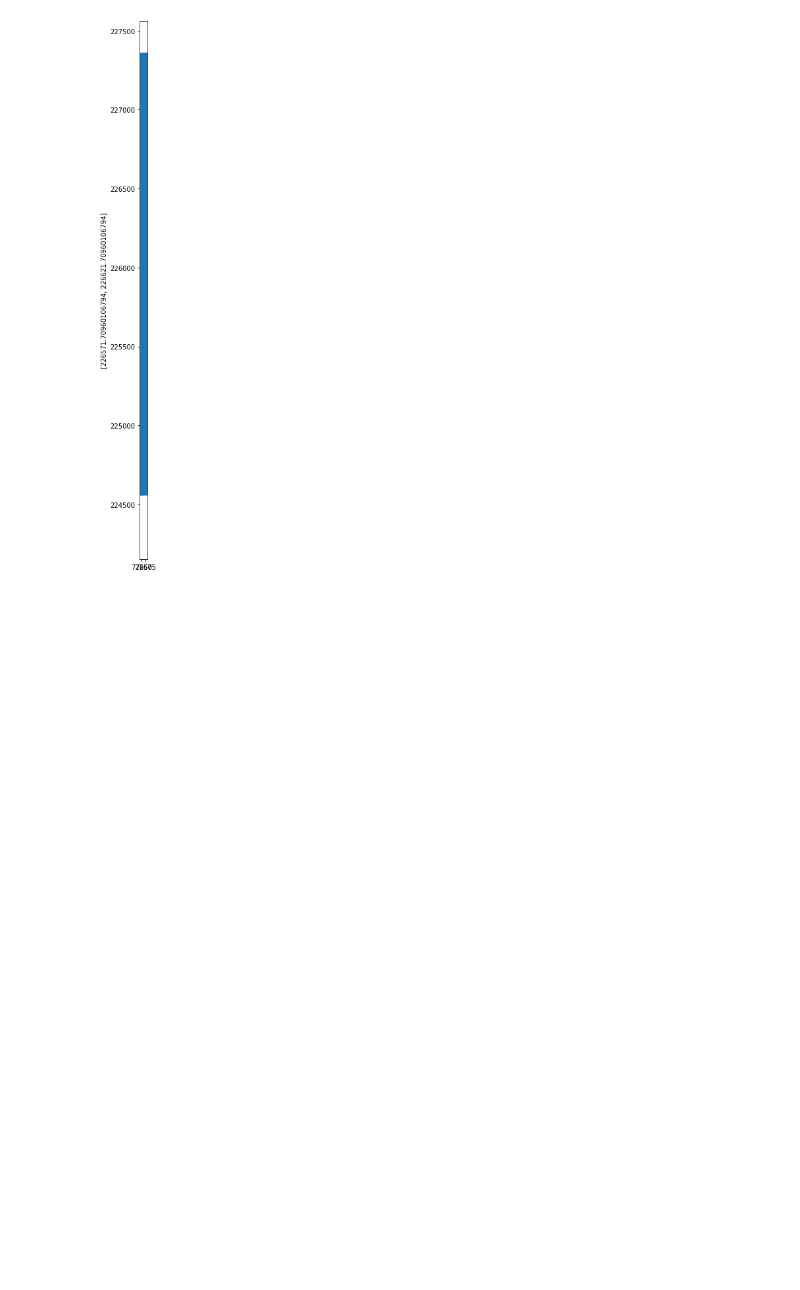
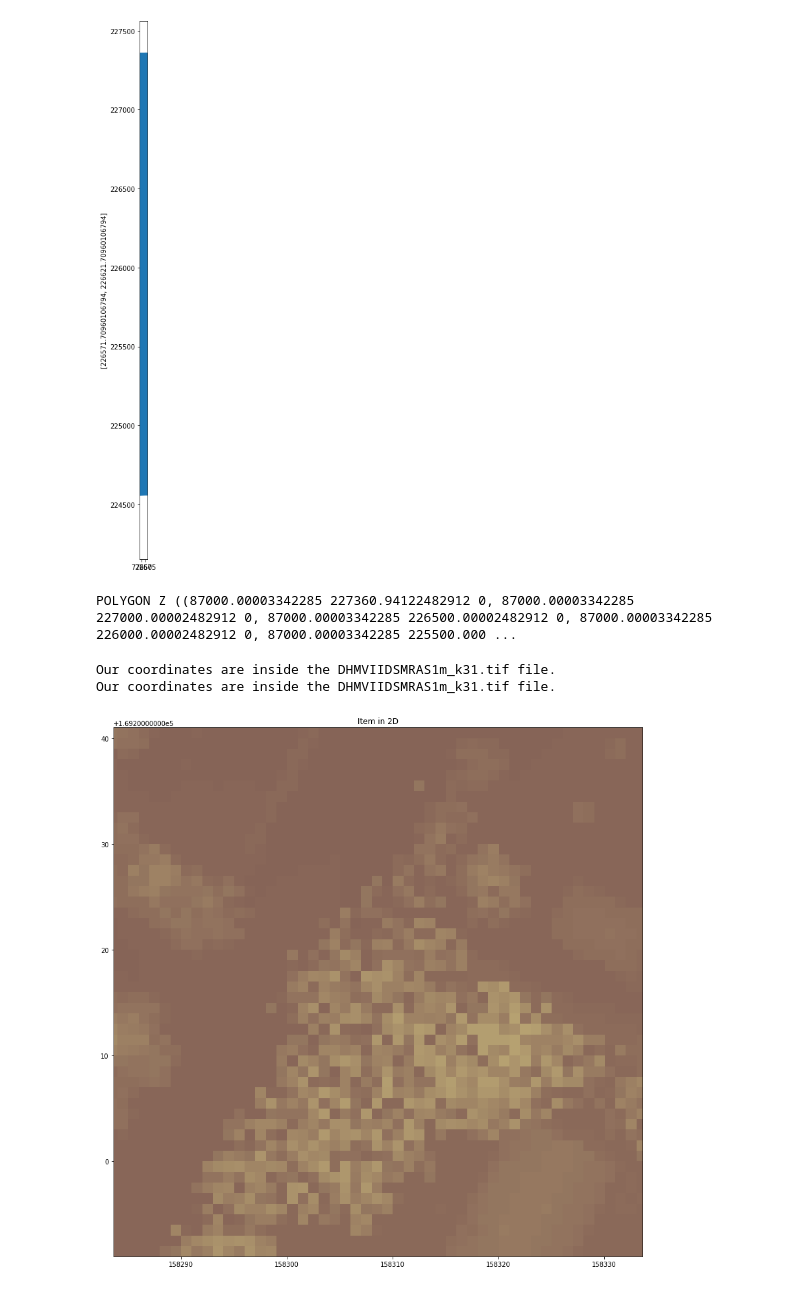
Before and after one commit to alebegge/3Dplotting_houses, a Jupyter notebook: Test_read_1_file.ipynb, the cells around one changed output. Drawn from its saved outputs; the diff is of its cells as text; code cells hidden in the pictures; blank space fills up the shorter version.

Commit message:
creating window and plot 2d

```diff
--- a/Test_read_1_file.ipynb
+++ b/Test_read_1_file.ipynb
@@ -228,3 +231,16 @@ my_gpd.plot(ax=ax, legend=True)
 plt.show()
 # %% [output]
 [figure]
+# %%
+print(t5_shape.loc[4,"geometry"])
+# %% [output]
+POLYGON Z ((87000.00003342285 227360.94122482912 0, 87000.00003342285 227000.00002482912 0, 87000.00003342285 226500.00002482912 0, 87000.00003342285 226000.00002482912 0, 87000.00003342285 225500.000 ...
+# %%
+test_wo = Plotting(50.83330365407295, 4.486695401854129)
+test_wo.transform_coord()
+test_wo.wich_file()
+test_wo.plot_2d(slice=25)
+# %% [output]
+Our coordinates are inside the DHMVIIDSMRAS1m_k31.tif file.
+Our coordinates are inside the DHMVIIDSMRAS1m_k31.tif file.
+[figure, added]
```
Also changed, not shown: parts of 26 cells of this notebook, 3 other files.
